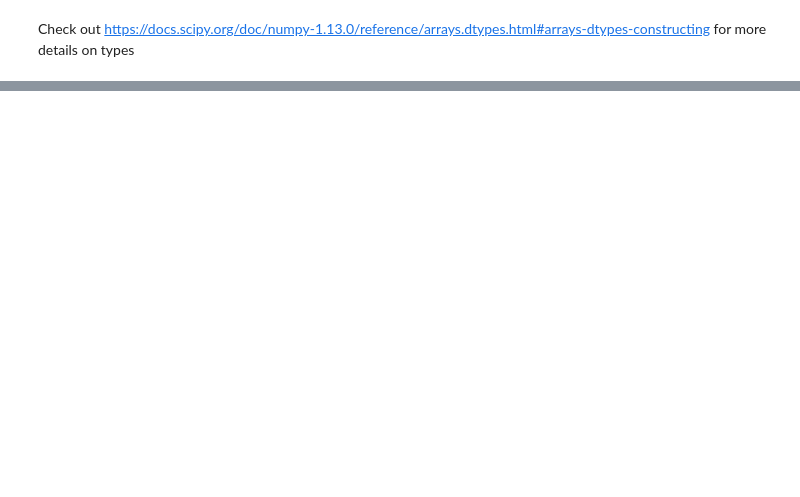
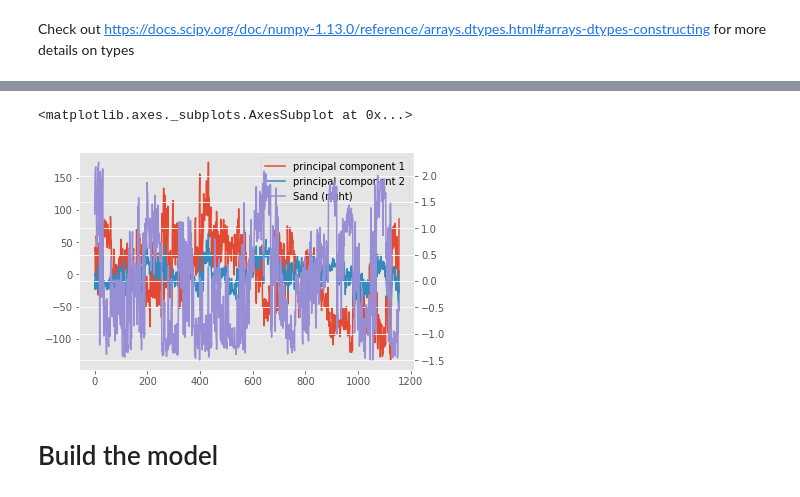
Before and after one commit to MoreCoffee12/SpectrumML, a Jupyter notebook: spectrum_africa.ipynb, the cells around one changed output, grey strips where cells are left out. Drawn from its saved outputs; the diff is of its cells as text; code cells hidden in the pictures; blank space fills up the shorter version.

```diff
--- a/spectrum_africa.ipynb
+++ b/spectrum_africa.ipynb
@@ -810,0 +66,24 @@ Fine TDC Offset: 38.00 deg
+# %%
+# Separating out the features
+x = df_train.loc[:, lst_spectrum].values
+# %%
+from sklearn.preprocessing import StandardScaler
+# Standardizing the features
+x = StandardScaler().fit_transform(x)
+# %%
+from sklearn.decomposition import PCA
+pca = PCA(n_components=2)
+principalComponents = pca.fit_transform(x)
+# %%
+lst_train_x = ['principal component 1', 'principal component 2']
+lst_train_y = ['Sand']
+df_principal = pd.DataFrame(data = principalComponents,
+                           columns = lst_train_x)
+# %%
+df_final = pd.concat([df_principal, df_train[lst_train_y]], axis = 1)
+df_final.plot(secondary_y=lst_train_y)
+# %% [output]
+<matplotlib.axes._subplots.AxesSubplot at 0x...>
+[figure, added]
+# %% [markdown]
+# Build the model
```
Also changed, not shown: parts of 86 cells of this notebook.
